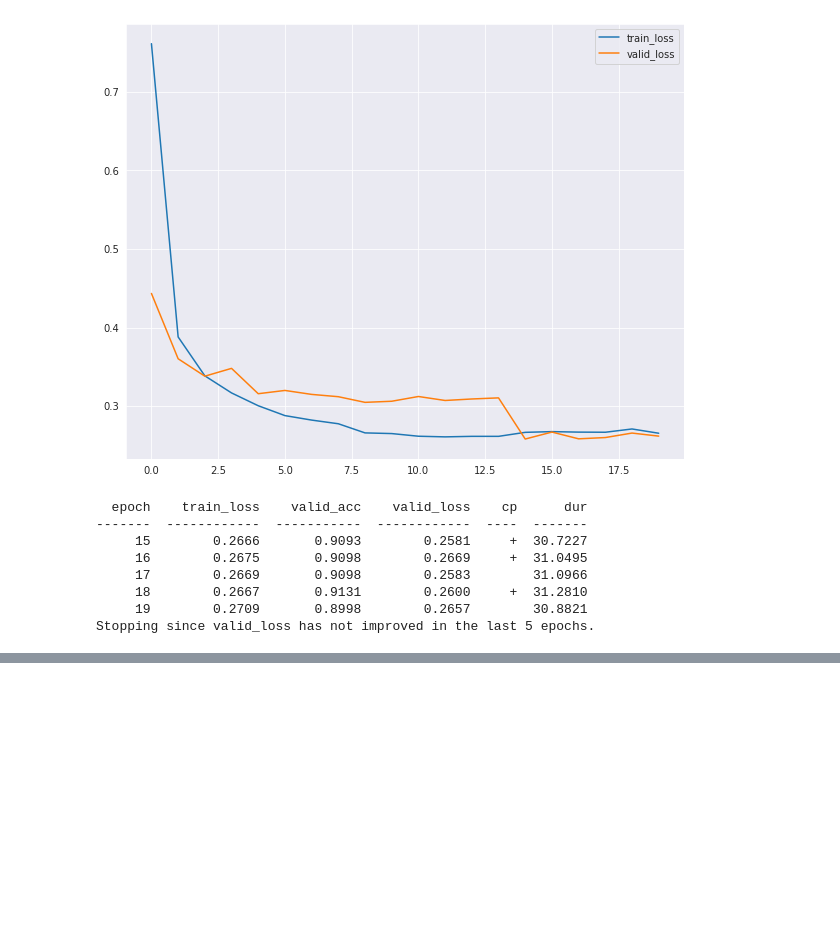
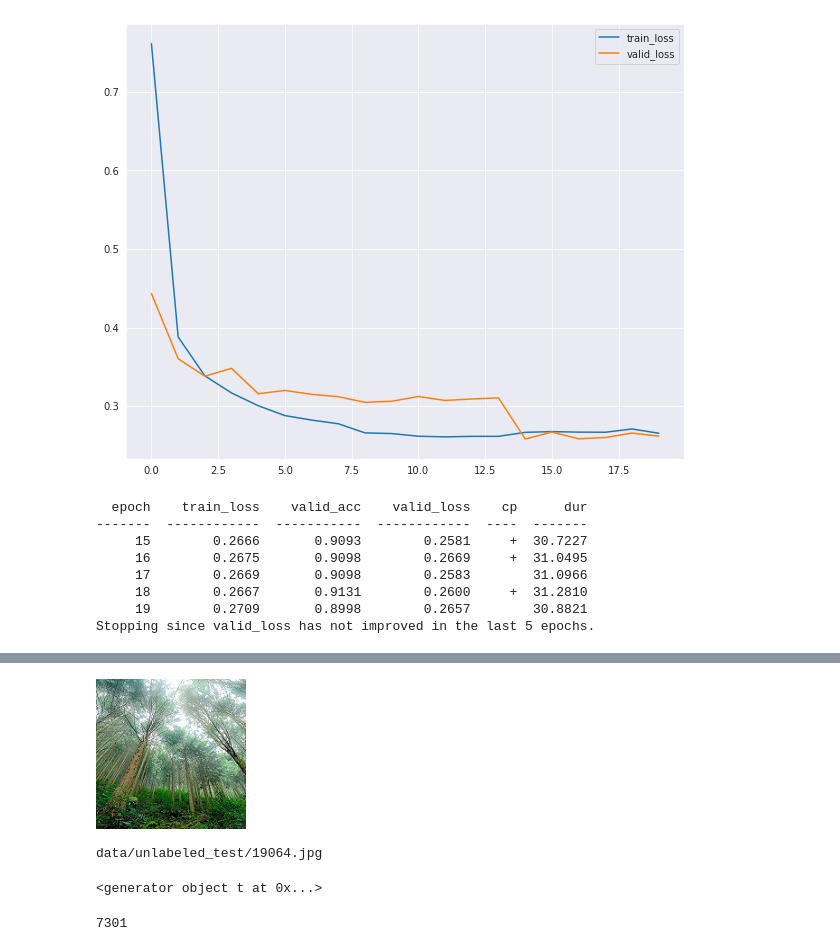
Before and after one commit to sudarshan85/adversarial_demo, a Jupyter notebook: skorch.ipynb, the cells around one changed output, grey strips where cells are left out. Drawn from its saved outputs; the diff is of its cells as text; code cells hidden in the pictures; blank space fills up the shorter version.

```diff
--- a/skorch.ipynb
+++ b/skorch.ipynb
@@ -41,7 +41,7 @@ data_path = Path('./data')
 ## Functions
 # %%
 def for_disp(img):
-  img.mul_(data_stats['std'][:, None, None]).add_(data_stats['mean'][:, None, None])
+  img_disp = img.mul(data_stats['std'][:, None, None]).add(data_stats['mean'][:, None, None])
   return transforms.ToPILImage()(img)
 
 def get_stats(loader):
@@ -260,0 +308,4 @@ loss_fn(pred, labels)
+# %%
+for_disp(img)
+# %% [output]
+[figure, added]
@@ -260,0 +316,6 @@ loss_fn(pred, labels)
+# %%
+for i in (data_path/'unlabeled_test').glob('*.jpg'):
+  print(i)
+  break
+# %% [output]
+data/unlabeled_test/19064.jpg
@@ -260,0 +326,10 @@ loss_fn(pred, labels)
+# %%
+for img in t(data_path):
+  img
+# %% [output]
+<generator object t at 0x...>
+# %%
+l = list((data_path/'unlabeled_test').glob('*.jpg'))
+len(l)
+# %% [output]
+7301
```
Also changed, not shown: parts of 23 cells of this notebook.
